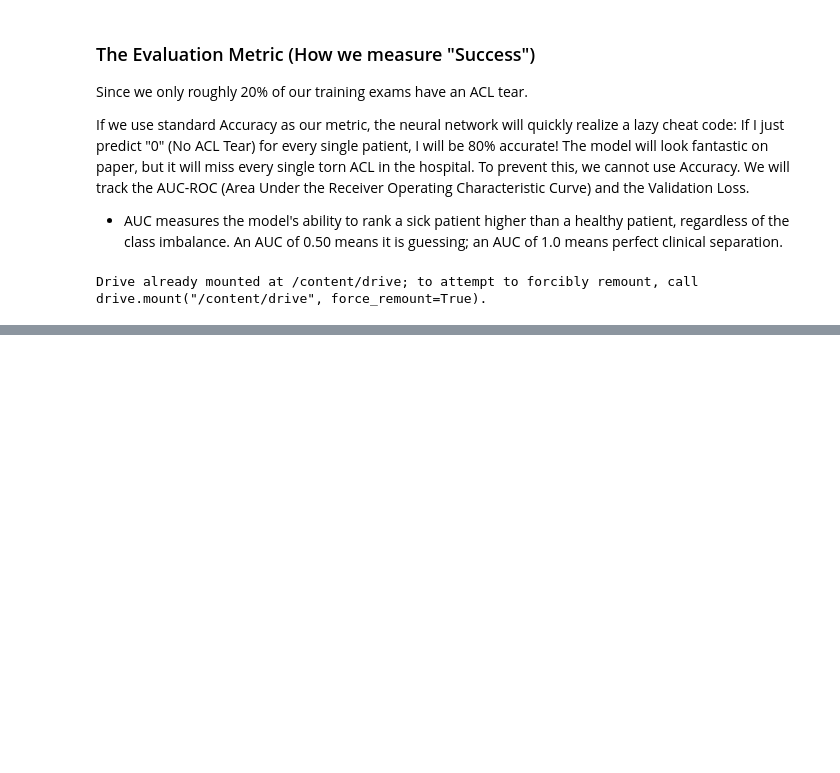
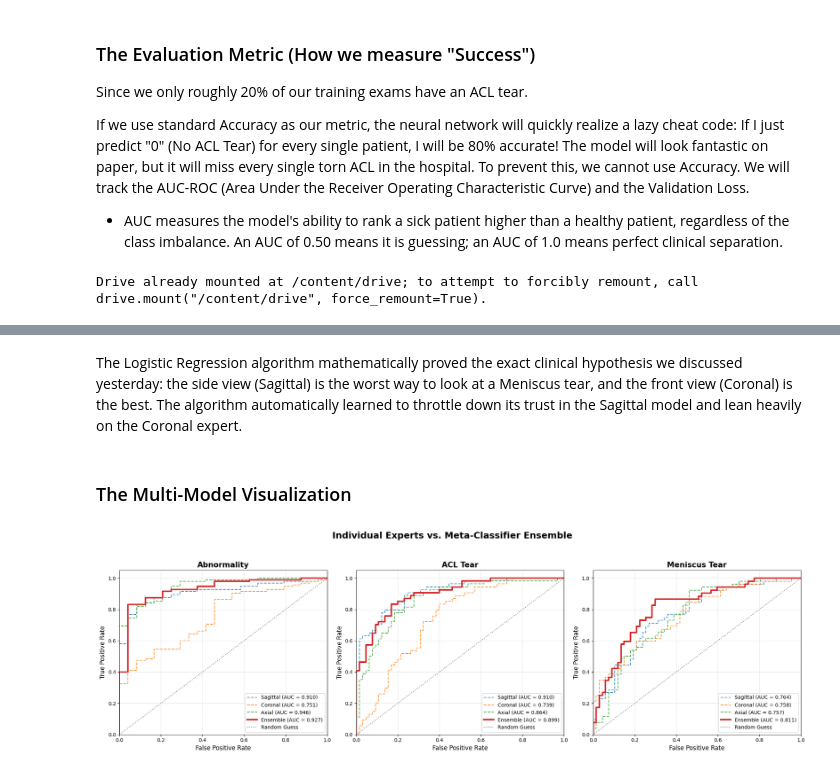
Before and after one commit to AbdulAlbaqami/Knee_Injuries_Classification_Model_MRI_Images, a Jupyter notebook: MRNet_Classifier.ipynb, the cells around one changed output, grey strips where cells are left out. Cells and saved outputs as stored; diff of their text form; code cells hidden in the pictures; blank space fills up the shorter version.

```diff
--- a/MRNet_Classifier.ipynb
+++ b/MRNet_Classifier.ipynb
@@ -515,0 +752,50 @@ Drive already mounted at /content/drive; to attempt to forcibly remount, call dr
+# %% [markdown]
+The Logistic Regression algorithm mathematically proved the exact clinical hypothesis we discussed yesterday: the side view (Sagittal) is the worst way to look at a Meniscus tear, and the front view (Coronal) is the best. The algorithm automatically learned to throttle down its trust in the Sagittal model and lean heavily on the Coronal expert.
+# %% [markdown]
+### The Multi-Model Visualization
+# %%
+import matplotlib.pyplot as plt
+from sklearn.metrics import roc_curve, auc
+
+# 1. Configuration
+conditions = ['Abnormality', 'ACL Tear', 'Meniscus Tear']
+views = ['sagittal', 'coronal', 'axial']
+view_colors = {'sagittal': '#1f77b4', 'coronal': '#ff7f0e', 'axial': '#2ca02c'} # Blue, Orange, Green
+ensemble_color = '#d62728' # Bold Red for the Ensemble
+
+# Create a 1x3 wide figure
+fig, axes = plt.subplots(1, 3, figsize=(20, 6))
+fig.suptitle('Individual Experts vs. Meta-Classifier Ensemble', fontsize=18, fontweight='bold', y=1.05)
+
+for i in range(3):
+    ax = axes[i]
+
+    # Plot the 3 Individual View Experts
+    for view in views:
+        fpr, tpr, _ = roc_curve(y_true[:, i], view_preds[view][:, i])
+        roc_auc = auc(fpr, tpr)
+        ax.plot(fpr, tpr, color=view_colors[view], lw=1.5, linestyle='--', alpha=0.8,
+                 label=f'{view.capitalize()} (AUC = {roc_auc:.3f})')
+
+    # Plot the Ultimate Ensemble Model
+    fpr_ens, tpr_ens, _ = roc_curve(y_true[:, i], ensemble_preds[:, i])
+    roc_auc_ens = auc(fpr_ens, tpr_ens)
+    ax.plot(fpr_ens, tpr_ens, color=ensemble_color, lw=3.0,
+             label=f'Ensemble (AUC = {roc_auc_ens:.3f})')
+
+    # Random Guess Baseline
+    ax.plot([0, 1], [0, 1], color='gray', lw=1.5, linestyle=':', label='Random Guess')
+
+    # Subplot Formatting
+    ax.set_xlim([0.0, 1.0])
+    ax.set_ylim([0.0, 1.05])
+    ax.set_xlabel('False Positive Rate', fontsize=12)
+    ax.set_ylabel('True Positive Rate', fontsize=12)
+    ax.set_title(conditions[i], fontsize=15, fontweight='bold')
+    ax.legend(loc="lower right", fontsize=10)
+    ax.grid(alpha=0.3)
+
+plt.tight_layout()
+plt.show()
+# %% [output]
+[figure, added]
```
Also changed, not shown: parts of 10 cells of this notebook.
